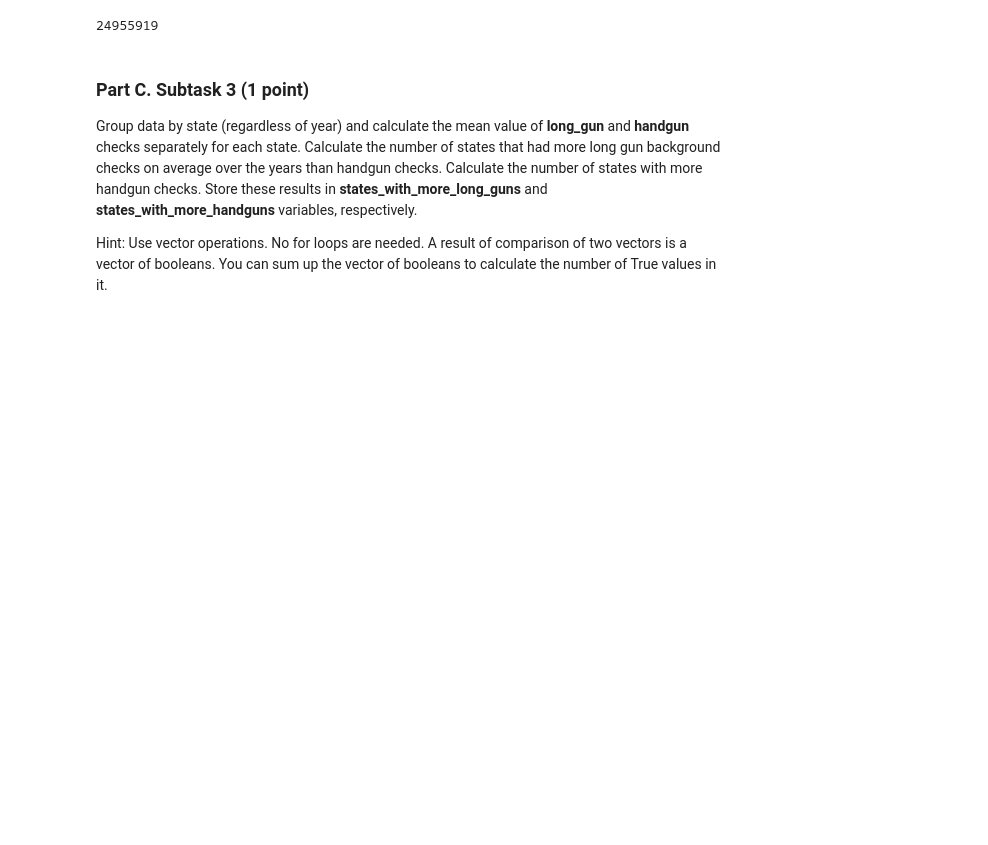
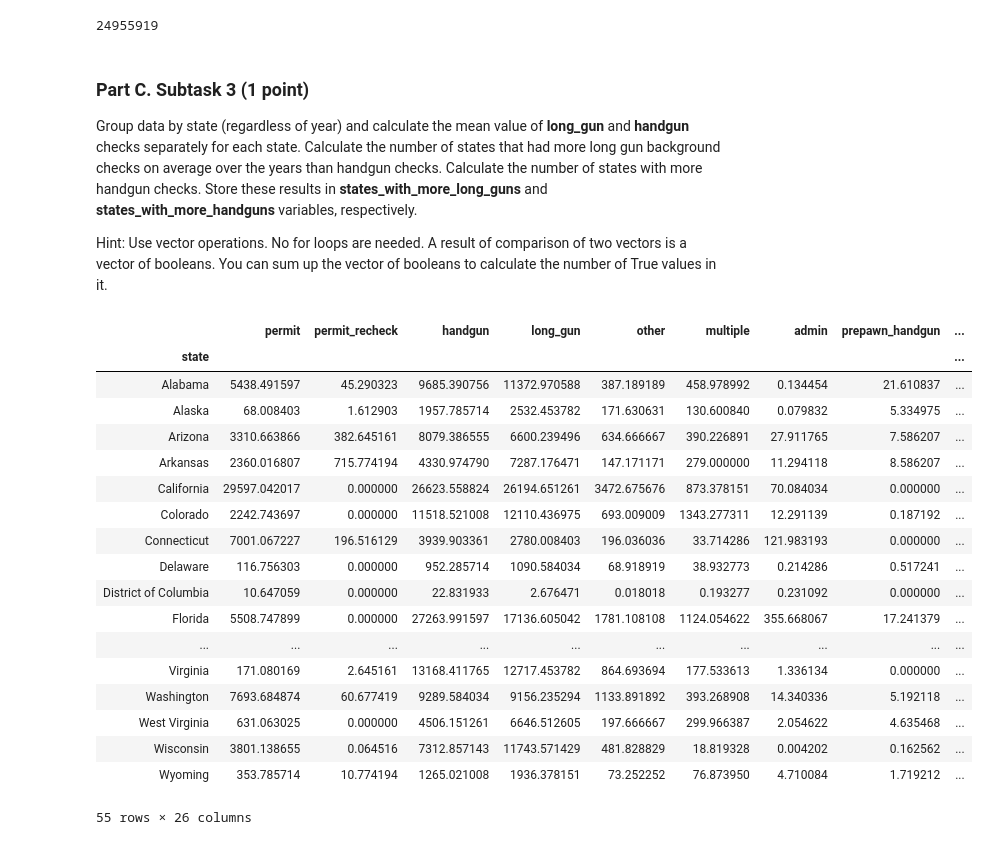
Before and after one commit to lichtend/fall2019, a Jupyter notebook: week2/Week2-assignment.ipynb, the cells around one changed output. Saved outputs shown, nothing was run; the diff lists cells and outputs as text; code cells hidden in the pictures; blank space fills up the shorter version.

```diff
--- a/week2/Week2-assignment.ipynb
+++ b/week2/Week2-assignment.ipynb
@@ -621,3 +621,26 @@ totals_2017_a
 Group data by state (regardless of year) and calculate the mean value of __long_gun__ and __handgun__ checks separately for each state. Calculate the number of states that had more long gun background checks on average over the years than handgun checks. Calculate the number of states with more handgun checks. Store these results in __states_with_more_long_guns__ and __states_with_more_handguns__ variables, respectively.
 
 Hint: Use vector operations. No for loops are needed. A result of comparison of two vectors is a vector of booleans. You can sum up the vector of booleans to calculate the number of True values in it.
+# %%
+by_state = guns.groupby(['state']).mean()
+by_state
+# %% [output]
+|  | permit | permit_recheck | handgun | long_gun | other | multiple | admin | prepawn_handgun | ... |
+| state |  |  |  |  |  |  |  |  | ... |
+| Alabama | 5438.491597 | 45.290323 | 9685.390756 | 11372.970588 | 387.189189 | 458.978992 | 0.134454 | 21.610837 | ... |
+| Alaska | 68.008403 | 1.612903 | 1957.785714 | 2532.453782 | 171.630631 | 130.600840 | 0.079832 | 5.334975 | ... |
+| Arizona | 3310.663866 | 382.645161 | 8079.386555 | 6600.239496 | 634.666667 | 390.226891 | 27.911765 | 7.586207 | ... |
+| Arkansas | 2360.016807 | 715.774194 | 4330.974790 | 7287.176471 | 147.171171 | 279.000000 | 11.294118 | 8.586207 | ... |
+| California | 29597.042017 | 0.000000 | 26623.558824 | 26194.651261 | 3472.675676 | 873.378151 | 70.084034 | 0.000000 | ... |
+| Colorado | 2242.743697 | 0.000000 | 11518.521008 | 12110.436975 | 693.009009 | 1343.277311 | 12.291139 | 0.187192 | ... |
+| Connecticut | 7001.067227 | 196.516129 | 3939.903361 | 2780.008403 | 196.036036 | 33.714286 | 121.983193 | 0.000000 | ... |
+| Delaware | 116.756303 | 0.000000 | 952.285714 | 1090.584034 | 68.918919 | 38.932773 | 0.214286 | 0.517241 | ... |
+| District of Columbia | 10.647059 | 0.000000 | 22.831933 | 2.676471 | 0.018018 | 0.193277 | 0.231092 | 0.000000 | ... |
+| Florida | 5508.747899 | 0.000000 | 27263.991597 | 17136.605042 | 1781.108108 | 1124.054622 | 355.668067 | 17.241379 | ... |
+| ... | ... | ... | ... | ... | ... | ... | ... | ... | ... |
+| Virginia | 171.080169 | 2.645161 | 13168.411765 | 12717.453782 | 864.693694 | 177.533613 | 1.336134 | 0.000000 | ... |
+| Washington | 7693.684874 | 60.677419 | 9289.584034 | 9156.235294 | 1133.891892 | 393.268908 | 14.340336 | 5.192118 | ... |
+| West Virginia | 631.063025 | 0.000000 | 4506.151261 | 6646.512605 | 197.666667 | 299.966387 | 2.054622 | 4.635468 | ... |
+| Wisconsin | 3801.138655 | 0.064516 | 7312.857143 | 11743.571429 | 481.828829 | 18.819328 | 0.004202 | 0.162562 | ... |
+| Wyoming | 353.785714 | 10.774194 | 1265.021008 | 1936.378151 | 73.252252 | 76.873950 | 4.710084 | 1.719212 | ... |
+55 rows × 26 columns
```
Also changed, not shown: parts of 7 cells of this notebook.
